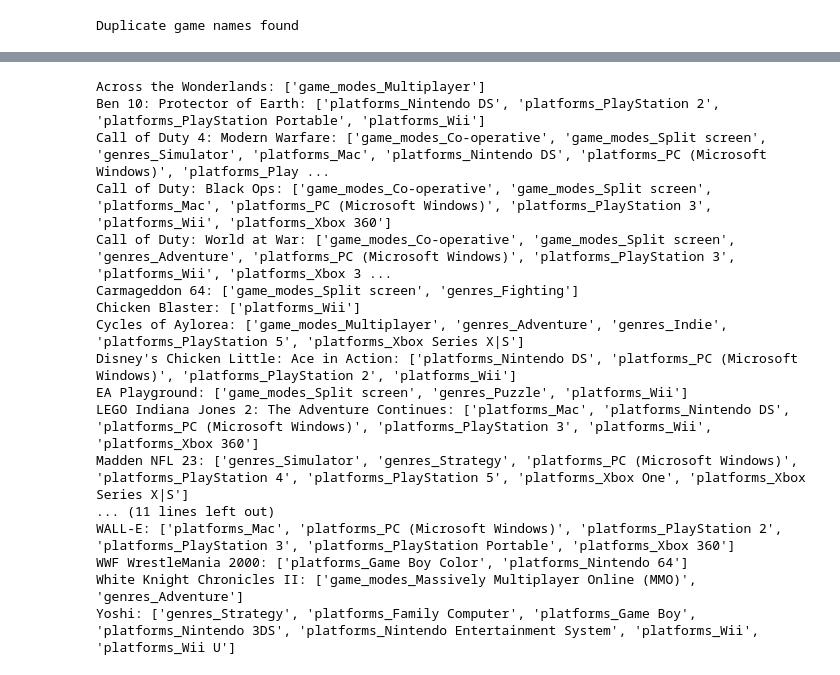
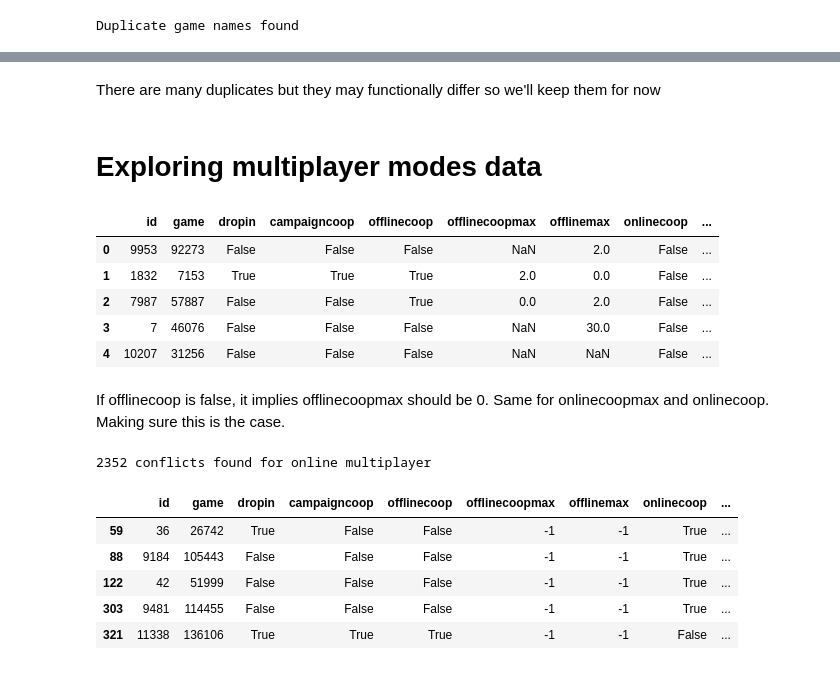
Before and after one commit to ModernNeesh/GotAnyGames, a Jupyter notebook: eda.ipynb, the cells around one changed output, grey strips where cells are left out. Saved outputs shown, nothing was run; the diff lists cells and outputs as text; code cells hidden in the pictures.

Commit message:
Pulled multiplayer modes and performed EDA

```diff
--- a/eda.ipynb
+++ b/eda.ipynb
@@ -56,23 +58,23 @@ for game_name in duplicate_names_df['name'].unique():
         if len(game_group[col].unique()) > 1:
             differing_cols.append(col)
     if'first_release_date' not in differing_cols:  # Print every 10th game to avoid too much output
-        print(f"{game_name}: {differing_cols}")
+        #print(f"{game_name}: {differing_cols}")
+        pass
     i+=1
-# %% [output]
-Across the Wonderlands: ['game_modes_Multiplayer']
-Ben 10: Protector of Earth: ['platforms_Nintendo DS', 'platforms_PlayStation 2', 'platforms_PlayStation Portable', 'platforms_Wii']
-Call of Duty 4: Modern Warfare: ['game_modes_Co-operative', 'game_modes_Split screen', 'genres_Simulator', 'platforms_Mac', 'platforms_Nintendo DS', 'platforms_PC (Microsoft Windows)', 'platforms_Play ...
-Call of Duty: Black Ops: ['game_modes_Co-operative', 'game_modes_Split screen', 'platforms_Mac', 'platforms_PC (Microsoft Windows)', 'platforms_PlayStation 3', 'platforms_Wii', 'platforms_Xbox 360']
-Call of Duty: World at War: ['game_modes_Co-operative', 'game_modes_Split screen', 'genres_Adventure', 'platforms_PC (Microsoft Windows)', 'platforms_PlayStation 3', 'platforms_Wii', 'platforms_Xbox 3 ...
-Carmageddon 64: ['game_modes_Split screen', 'genres_Fighting']
-Chicken Blaster: ['platforms_Wii']
-Cycles of Aylorea: ['game_modes_Multiplayer', 'genres_Adventure', 'genres_Indie', 'platforms_PlayStation 5', 'platforms_Xbox Series X|S']
-Disney's Chicken Little: Ace in Action: ['platforms_Nintendo DS', 'platforms_PC (Microsoft Windows)', 'platforms_PlayStation 2', 'platforms_Wii']
-EA Playground: ['game_modes_Split screen', 'genres_Puzzle', 'platforms_Wii']
-LEGO Indiana Jones 2: The Adventure Continues: ['platforms_Mac', 'platforms_Nintendo DS', 'platforms_PC (Microsoft Windows)', 'platforms_PlayStation 3', 'platforms_Wii', 'platforms_Xbox 360']
-Madden NFL 23: ['genres_Simulator', 'genres_Strategy', 'platforms_PC (Microsoft Windows)', 'platforms_PlayStation 4', 'platforms_PlayStation 5', 'platforms_Xbox One', 'platforms_Xbox Series X|S']
-... (11 lines left out)
-WALL-E: ['platforms_Mac', 'platforms_PC (Microsoft Windows)', 'platforms_PlayStation 2', 'platforms_PlayStation 3', 'platforms_PlayStation Portable', 'platforms_Xbox 360']
-WWF WrestleMania 2000: ['platforms_Game Boy Color', 'platforms_Nintendo 64']
-White Knight Chronicles II: ['game_modes_Massively Multiplayer Online (MMO)', 'genres_Adventure']
-Yoshi: ['genres_Strategy', 'platforms_Family Computer', 'platforms_Game Boy', 'platforms_Nintendo 3DS', 'platforms_Nintendo Entertainment System', 'platforms_Wii', 'platforms_Wii U']
+# %% [markdown]
+There are many duplicates but they may functionally differ so we'll keep them for now
+# %% [markdown]
+# Exploring multiplayer modes data
+# %%
+clean_modes_fp = Path(config['multiplayer_modes_folder'] + config['multiplayer_modes_clean_fp'])
+
+modes_df = pd.read_json(clean_modes_fp, orient='records')
+
+modes_df.head()
+# %% [output]
+|  | id | game | dropin | campaigncoop | offlinecoop | offlinecoopmax | offlinemax | onlinecoop | ... |
+| 0 | 9953 | 92273 | False | False | False | NaN | 2.0 | False | ... |
+| 1 | 1832 | 7153 | True | True | True | 2.0 | 0.0 | False | ... |
+| 2 | 7987 | 57887 | False | False | True | 0.0 | 2.0 | False | ... |
+| 3 | 7 | 46076 | False | False | False | NaN | 30.0 | False | ... |
+| 4 | 10207 | 31256 | False | False | False | NaN | NaN | False | ... |
@@ -78,0 +96,2 @@ Yoshi: ['genres_Strategy', 'platforms_Family Computer', 'platforms_Game Boy', 'p
+# %% [markdown]
+If offlinecoop is false, it implies offlinecoopmax should be 0. Same for onlinecoopmax and onlinecoop. Making sure this is the case.
@@ -78,0 +114,14 @@ Yoshi: ['genres_Strategy', 'platforms_Family Computer', 'platforms_Game Boy', 'p
+# %%
+conflicts_online = conflicting_rows(modes_df, 'onlinecoop', 'onlinecoopmax', 'onlinemax')
+
+online_conflicts_df = modes_df[conflicts_online]
+print(str(len(online_conflicts_df)) + " conflicts found for online multiplayer")
+online_conflicts_df.head()
+# %% [output]
+2352 conflicts found for online multiplayer
+|  | id | game | dropin | campaigncoop | offlinecoop | offlinecoopmax | offlinemax | onlinecoop | ... |
+| 59 | 36 | 26742 | True | False | False | -1 | -1 | True | ... |
+| 88 | 9184 | 105443 | False | False | False | -1 | -1 | True | ... |
+| 122 | 42 | 51999 | False | False | False | -1 | -1 | True | ... |
+| 303 | 9481 | 114455 | False | False | False | -1 | -1 | True | ... |
+| 321 | 11338 | 136106 | True | True | True | -1 | -1 | False | ... |
```
Also changed, not shown: parts of 14 cells of this notebook, 3 other files.
